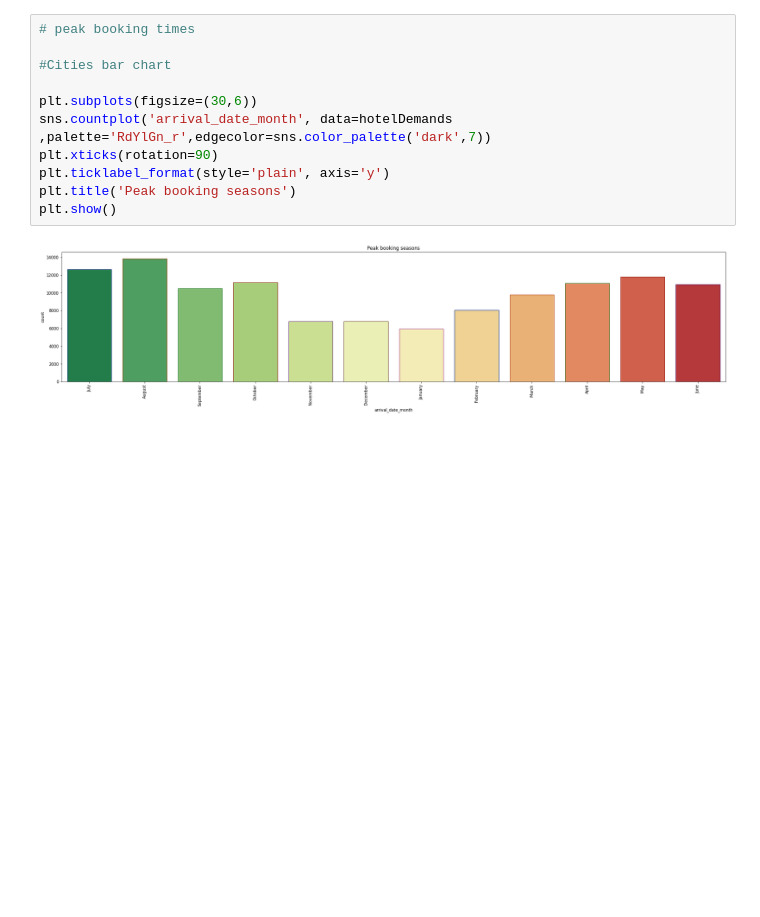
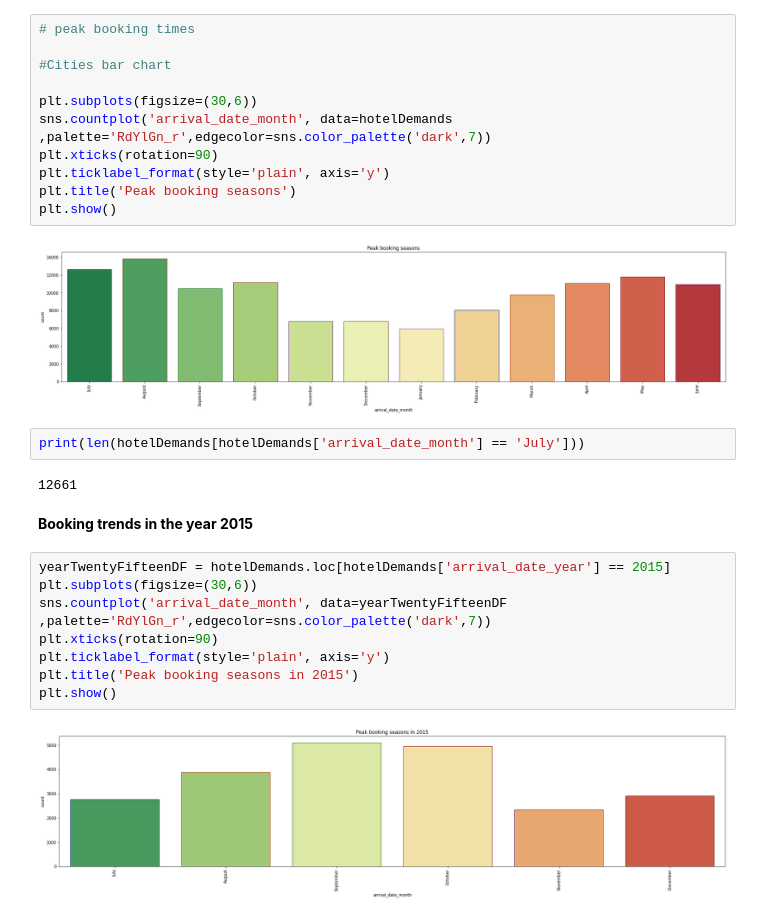
Before and after one commit to kartikay89/Data-Analysis, a Jupyter notebook: HotelBookings.ipynb, the cells around one changed output. Cells and saved outputs as stored; diff of their text form; blank space fills up the shorter version.

```diff
--- a/HotelBookings.ipynb
+++ b/HotelBookings.ipynb
@@ -212,3 +212,19 @@ plt.title('Peak booking seasons')
 plt.show()
 # %% [output]
 [figure]
+# %%
+print(len(hotelDemands[hotelDemands['arrival_date_month'] == 'July']))
+# %% [output]
+12661
+# %% [markdown]
+**Booking trends in the year 2015**
+# %%
+yearTwentyFifteenDF = hotelDemands.loc[hotelDemands['arrival_date_year'] == 2015]
+plt.subplots(figsize=(30,6))
+sns.countplot('arrival_date_month', data=yearTwentyFifteenDF ,palette='RdYlGn_r',edgecolor=sns.color_palette('dark',7))
+plt.xticks(rotation=90)
+plt.ticklabel_format(style='plain', axis='y')
+plt.title('Peak booking seasons in 2015')
+plt.show()
+# %% [output]
+[figure, added]
```
Also changed, not shown: parts of 4 cells of this notebook.
